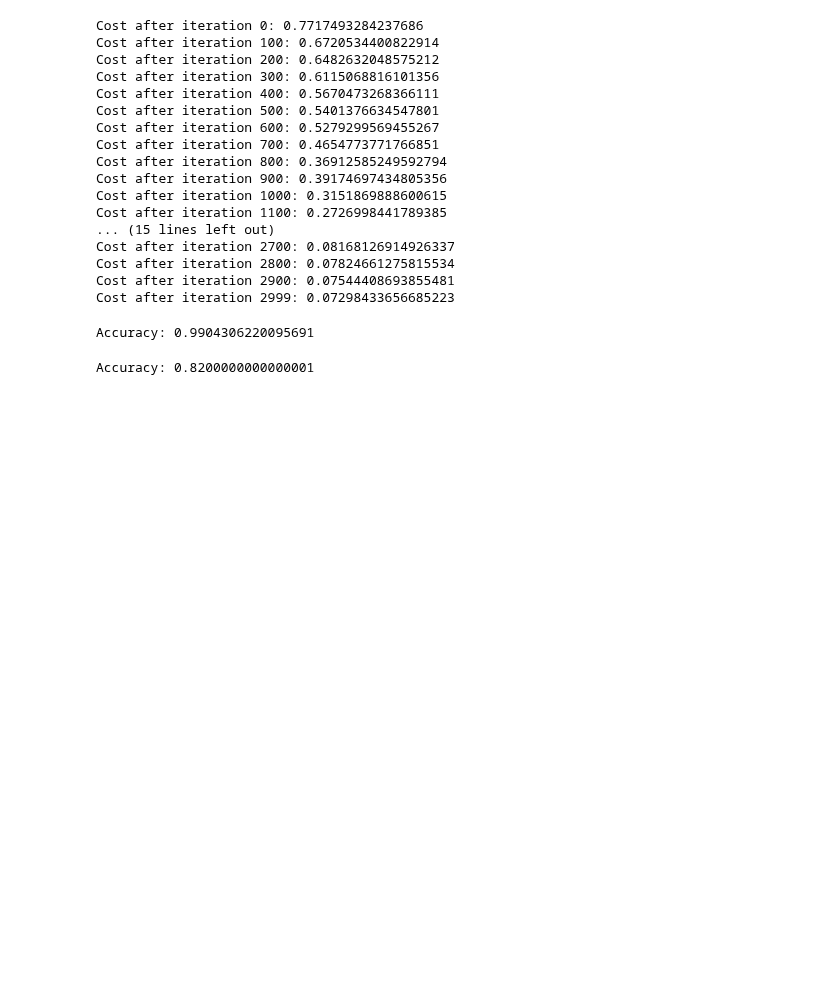
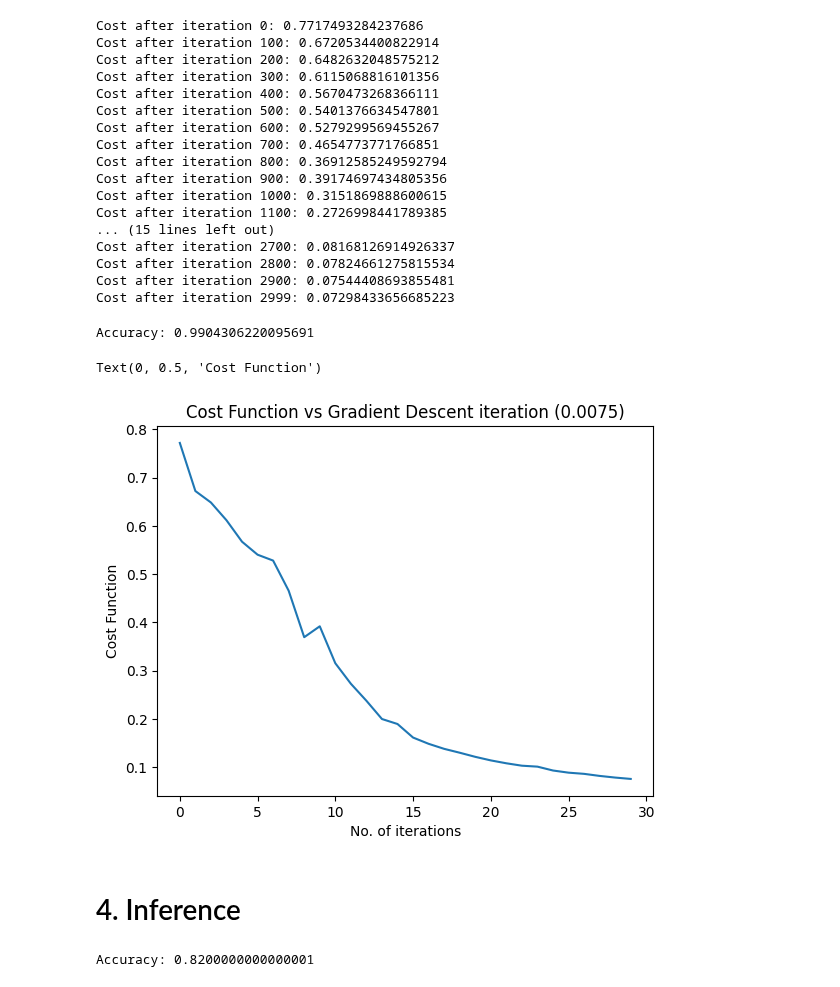
Before and after one commit to NickOLeeney/neural-network-from-scratch, a Jupyter notebook: NeuralNetworkFromScratch.ipynb, the cells around one changed output. Drawn from its saved outputs; the diff is of its cells as text; code cells hidden in the pictures; blank space fills up the shorter version.

```diff
--- a/NeuralNetworkFromScratch.ipynb
+++ b/NeuralNetworkFromScratch.ipynb
@@ -80,6 +81,18 @@ Cost after iteration 2999: 0.07298433656685223
 pred_train = model.predict(train_x, train_y)
 # %% [output]
 Accuracy: 0.9904306220095691
+# %%
+import matplotlib.pyplot as plt
+
+plt.plot(np.arange(0, len(model.costs)), model.costs)
+plt.title(f'Cost Function vs Gradient Descent iteration ({model.learning_rate})')
+plt.xlabel('No. of iterations')
+plt.ylabel('Cost Function')
+# %% [output]
+Text(0, 0.5, 'Cost Function')
+[figure, added]
+# %% [markdown]
+# 4. Inference
 # %%
 pred_test = model.predict(test_x, test_y)
 # %% [output]
```
Also changed, not shown: parts of 2 cells of this notebook, 1 other file.
